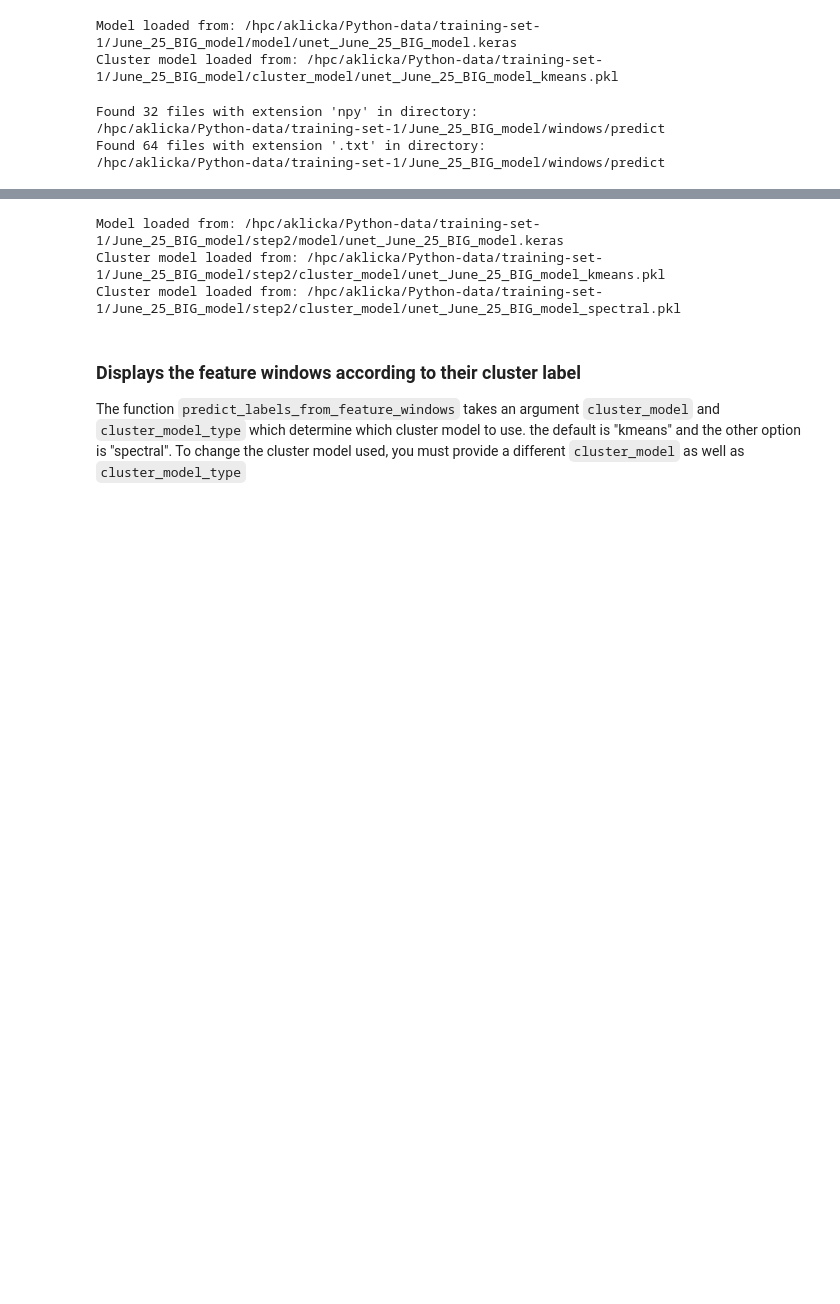
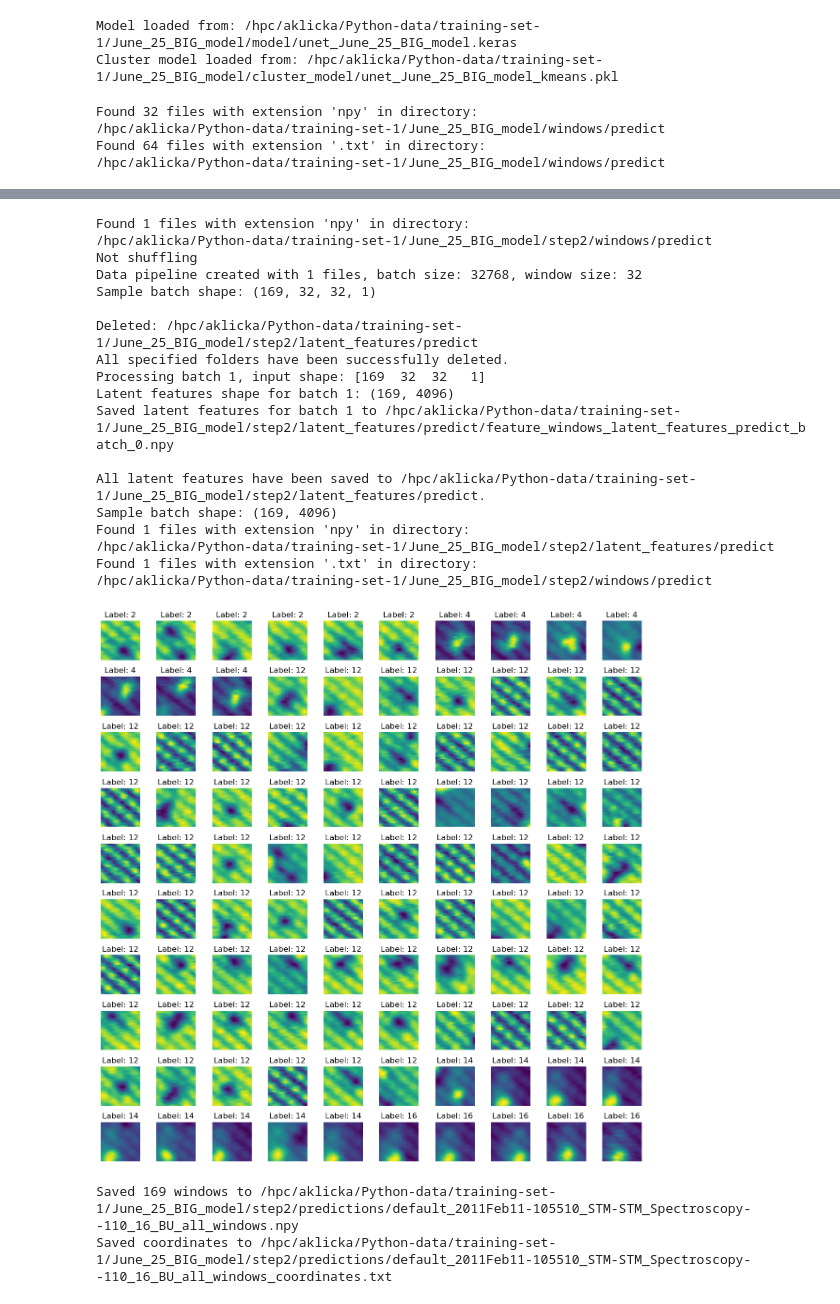
Before and after one commit to srschofield/SRSML24, a Jupyter notebook: notebooks/adam/end_user.ipynb, the cells around one changed output, grey strips where cells are left out. Cells and saved outputs as stored; diff of their text form; code cells hidden in the pictures; blank space fills up the shorter version.

```diff
--- a/notebooks/adam/end_user.ipynb
+++ b/notebooks/adam/end_user.ipynb
@@ -294,15 +325,47 @@ Step 2 only uses windows cut around the found features in the image. The latent
 # %%
-# Load the trained autoencoder
-step2_autoencoder_model = m.load_model(step2_model_path, model_name=model_name)
+# Step 2
+windows, labels = m.predict_labels_from_feature_windows(step2_windows_predict_path, step2_latent_features_predict_path, job_data_path, step2_autoencoder_model, step2_cluster_model_kmeans,
+                                                        cluster_model_type="kmeans", feature_size = 16, predictions_batch_size=2**15)
 
-# Load a previously saved cluster model from disk
-step2_cluster_model_kmeans = m.load_cluster_model(step2_cluster_model_path, model_name=cluster_model_name)
-step2_cluster_model_spectral = m.load_cluster_model(step2_cluster_model_path, model_name=cluster_model_spectral_name)
+# Get the corresponding image coordimages list file
+step2_prediction_windows_coordinates_file_list , _ = dp.list_files_by_extension(step2_windows_predict_path,'.txt',verbose=False)
+step2_prediction_windows_coordinates_file_list = [
+    name for name in step2_prediction_windows_coordinates_file_list
+    if "coordinates" in name
+]
+
+
+coords = np.loadtxt(step2_prediction_windows_coordinates_file_list[0], skiprows=1, dtype=float).astype(np.int64)
+
+
+# Sort the labels numerically, while also sorting the corresponding feature windows
+sorted_indices = np.argsort(labels)
+sorted_labels = labels[sorted_indices]
+sorted_feature_windows = windows[sorted_indices]
+sorted_coords = coords[sorted_indices]
+
+
+m.display_feature_windows_with_labels(sorted_feature_windows, sorted_labels, num_images=min(windows.shape[0],100))
+dp.save_feature_windows_coords_and_labels(sorted_feature_windows, sorted_coords, sorted_labels, step2_predictions_path, base_filename=image_name, verbose=True)
 # %% [output]
-Model loaded from: /hpc/aklicka/Python-data/training-set-1/June_25_BIG_model/step2/model/unet_June_25_BIG_model.keras
-Cluster model loaded from: /hpc/aklicka/Python-data/training-set-1/June_25_BIG_model/step2/cluster_model/unet_June_25_BIG_model_kmeans.pkl
-Cluster model loaded from: /hpc/aklicka/Python-data/training-set-1/June_25_BIG_model/step2/cluster_model/unet_June_25_BIG_model_spectral.pkl
+Found 1 files with extension 'npy' in directory:
+/hpc/aklicka/Python-data/training-set-1/June_25_BIG_model/step2/windows/predict
+Not shuffling
+Data pipeline created with 1 files, batch size: 32768, window size: 32
+Sample batch shape: (169, 32, 32, 1)
+
+Deleted: /hpc/aklicka/Python-data/training-set-1/June_25_BIG_model/step2/latent_features/predict
+All specified folders have been successfully deleted.
+Processing batch 1, input shape: [169  32  32   1]
+Latent features shape for batch 1: (169, 4096)
+Saved latent features for batch 1 to /hpc/aklicka/Python-data/training-set-1/June_25_BIG_model/step2/latent_features/predict/feature_windows_latent_features_predict_batch_0.npy
+
+All latent features have been saved to /hpc/aklicka/Python-data/training-set-1/June_25_BIG_model/step2/latent_features/predict.
+Sample batch shape: (169, 4096)
+Found 1 files with extension 'npy' in directory:
+/hpc/aklicka/Python-data/training-set-1/June_25_BIG_model/step2/latent_features/predict
+Found 1 files with extension '.txt' in directory:
+/hpc/aklicka/Python-data/training-set-1/June_25_BIG_model/step2/windows/predict
+[figure, added]
+Saved 169 windows to /hpc/aklicka/Python-data/training-set-1/June_25_BIG_model/step2/predictions/default_2011Feb11-105510_STM-STM_Spectroscopy--110_16_BU_all_windows.npy
+Saved coordinates to /hpc/aklicka/Python-data/training-set-1/June_25_BIG_model/step2/predictions/default_2011Feb11-105510_STM-STM_Spectroscopy--110_16_BU_all_windows_coordinates.txt
-# %% [markdown]
-### Displays the feature windows according to their cluster label
-
-The function `predict_labels_from_feature_windows` takes an argument `cluster_model` and `cluster_model_type` which determine which cluster model to use. the default is "kmeans" and the other option is "spectral". To change the cluster model used, you must provide a different `cluster_model` as well as `cluster_model_type`
```
Also changed, not shown: parts of 20 cells of this notebook, 3 other files.
